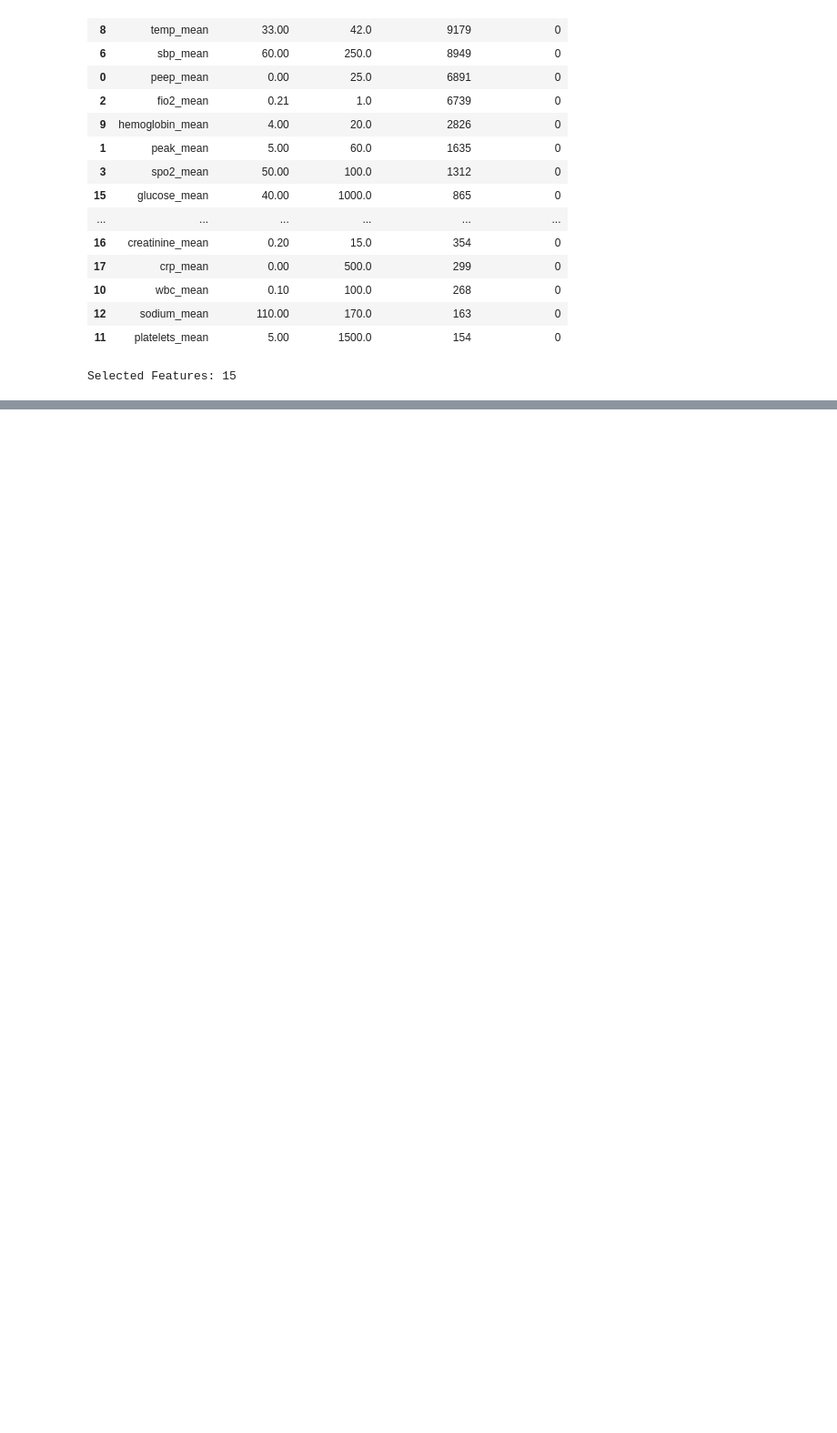
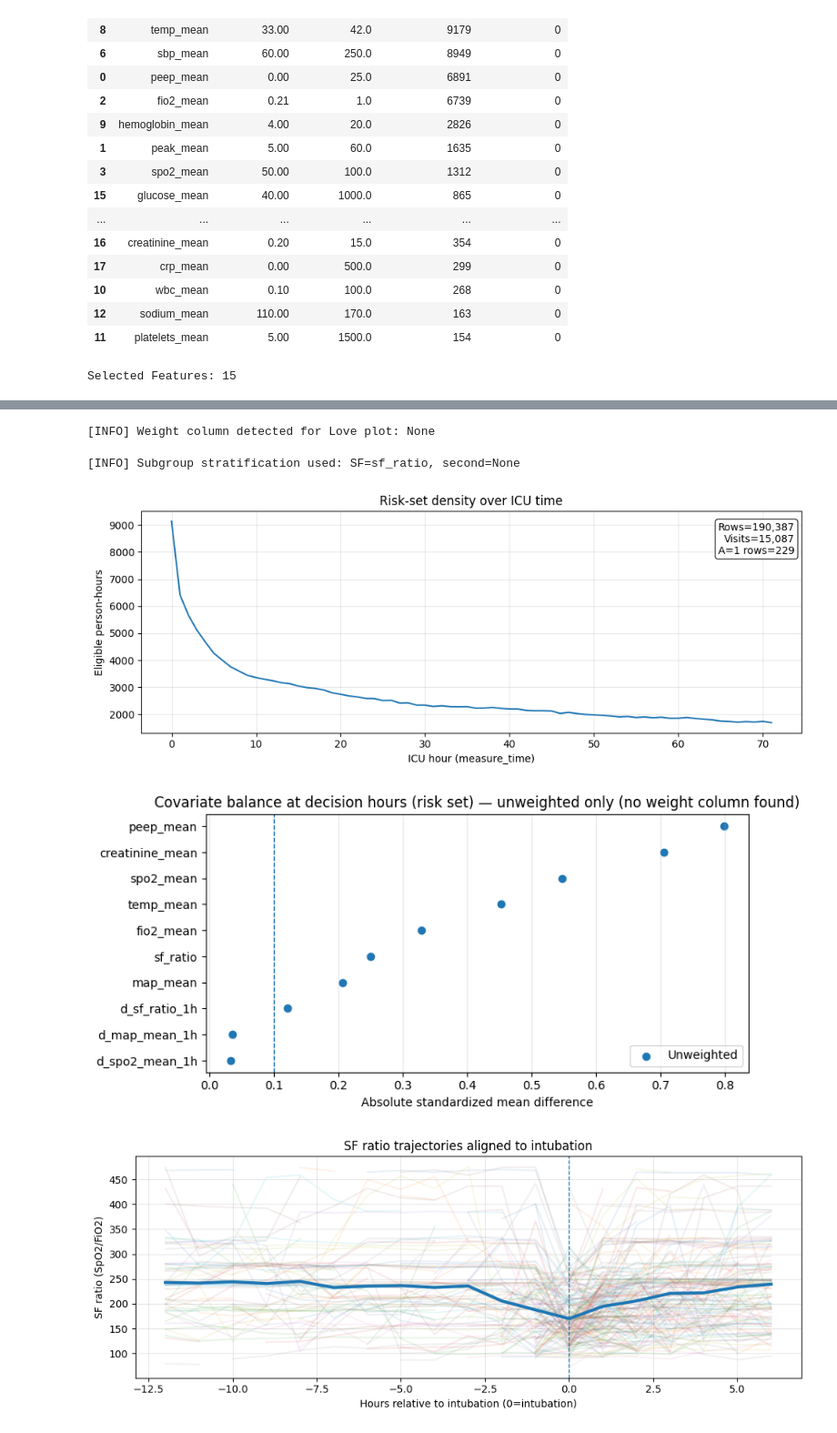
Before and after one commit to aryanb1324/esicm-26-team-airgorithms, a Jupyter notebook: Agent_1_V2.ipynb, the cells around one changed output, grey strips where cells are left out. Shown at 91% size. Cells and saved outputs as stored; diff of their text form; code cells hidden in the pictures; blank space fills up the shorter version.

```diff
--- a/Agent_1_V2.ipynb
+++ b/Agent_1_V2.ipynb
@@ -585,0 +832,7 @@ def bootstrap_ci_for_row(
+# %%
+for vid in sample_visits:
+    # Get the first available hour for this patient
+    patient_row = df_te[df_te["visit_occurrence_id"] == vid].iloc[0]
+    generate_clinical_output_tlearner(patient_row, model_intub, model_wait, FEATURES)
+    explain_ard_drivers(model_intub, model_wait,patient_row,  FEATURES)
+    generate_clinical_output_with_drivers(patient_row, model_intub, model_wait,  FEATURES)
@@ -585,0 +1273,17 @@ def bootstrap_ci_for_row(
+# %%
+# Example usage:
+figs, love_df, subgroup_df = run_all_figures(
+ cohort=cohort,
+ df_full=df,       # full hourly df (contains t_intubation and sf_ratio)
+ df_te=df_te,
+ features=FEATURES,
+ model_intub=model_intub,
+ model_wait=model_wait
+)
+plt.show()
+# %% [output]
+[INFO] Weight column detected for Love plot: None
+[INFO] Subgroup stratification used: SF=sf_ratio, second=None
+[figure, added]
+[figure, added]
+[figure, added]
```
Also changed, not shown: parts of 12 cells of this notebook.
